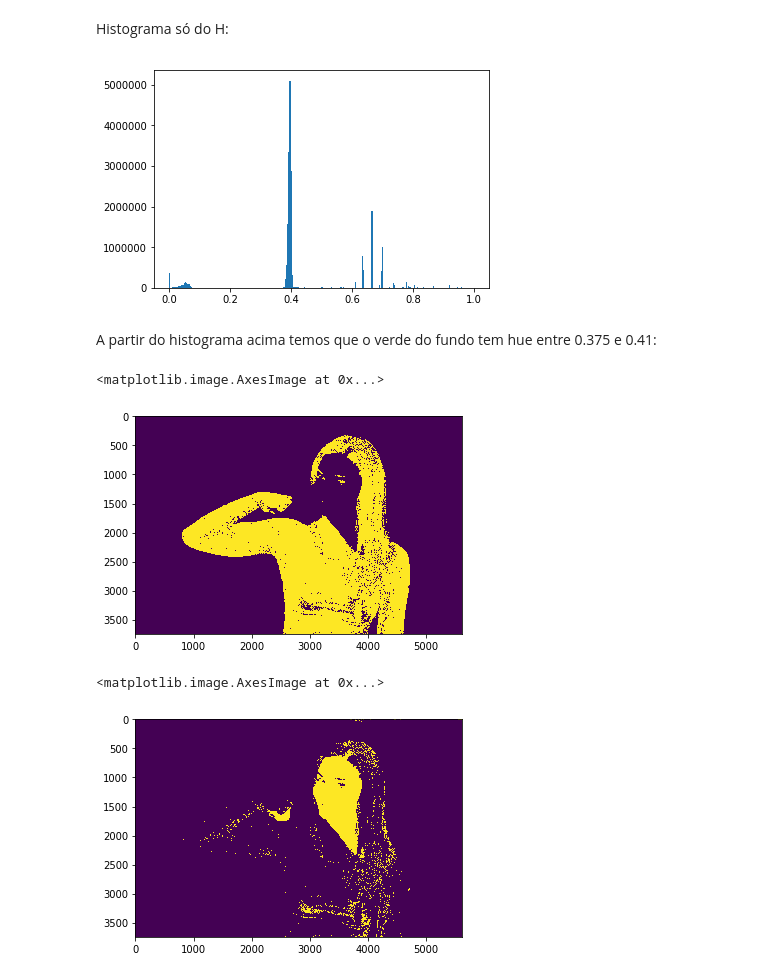
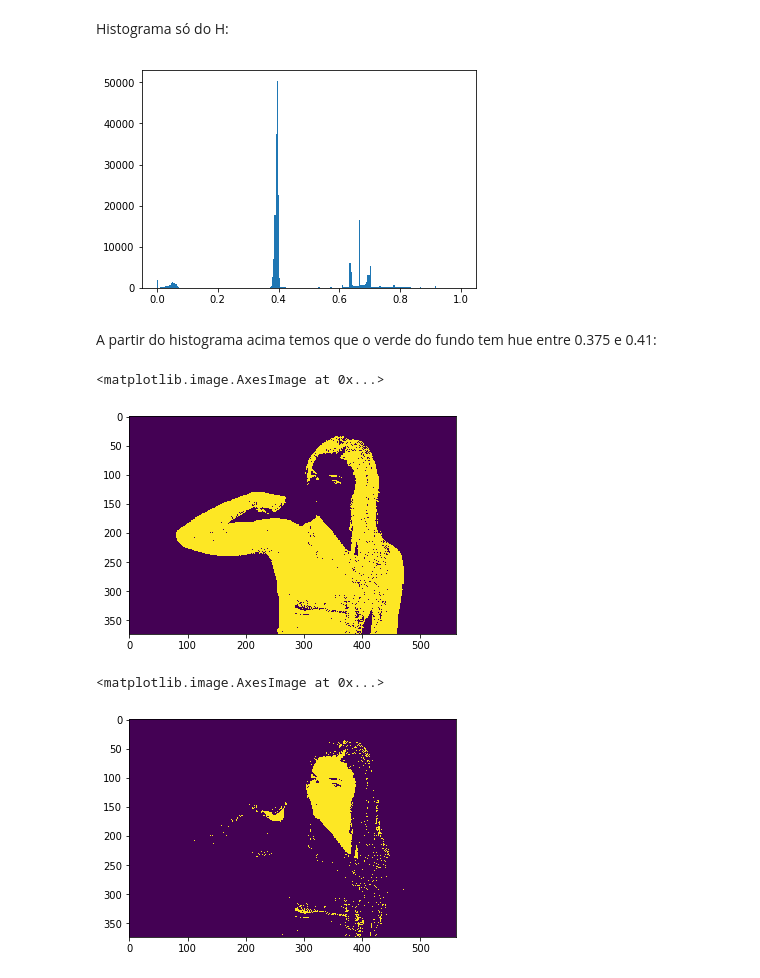
Before and after one commit to janarf/processamento-de-imagens1, a Jupyter notebook: tp1/tp1.ipynb, the cells around one changed output. Cells and saved outputs as stored; diff of their text form; code cells hidden in the pictures.

```diff
--- a/tp1/tp1.ipynb
+++ b/tp1/tp1.ipynb
@@ -35,7 +36,7 @@ def hist_h(img):
 # %% [markdown]
 Imagem para teste:
 # %%
-img = io.imread('535.jpg')
+img = rescale(io.imread('535.jpg'),0.1)
 io.imshow(img)
 io.show()
 # %% [output]
@@ -53,18 +60,18 @@ Histograma só do H:
 # %%
 hist_h(imghsv)
 # %% [output]
-[figure, old version]
+[figure, new version]
 # %% [markdown]
 A partir do histograma acima temos que o  verde do fundo tem hue entre 0.375 e 0.41:
 # %%
 h, s, v = np.rollaxis(imghsv, axis=-1)
-plt.imshow(h>0.41)
+plt.imshow(h>0.45)
 # %% [output]
 <matplotlib.image.AxesImage at 0x...>
-[figure, old version]
+[figure, new version]
 # %%
-plt.imshow(h<0.375)
+plt.imshow(h<0.37)
 # %% [output]
 <matplotlib.image.AxesImage at 0x...>
-[figure, old version]
+[figure, new version]
 # %%
```
Also changed, not shown: parts of 12 cells of this notebook.
